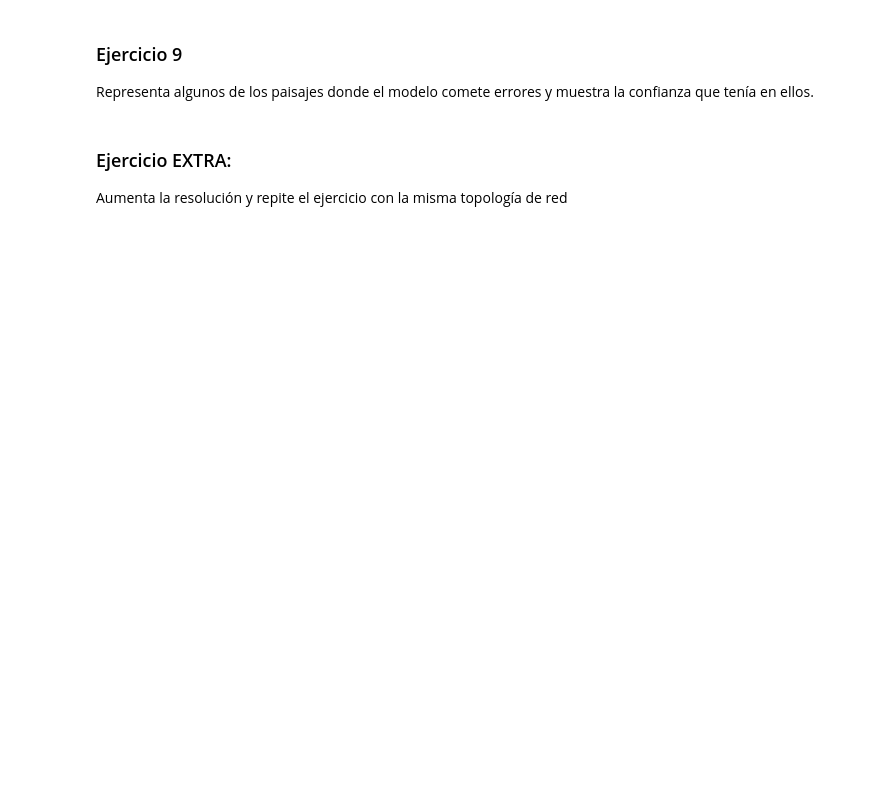
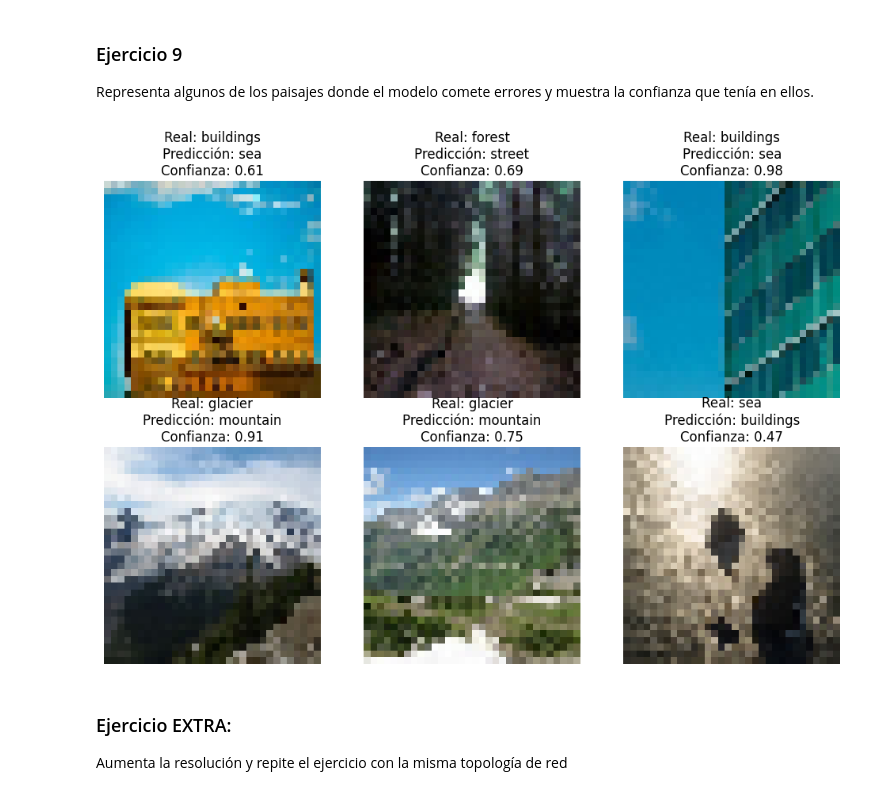
Before and after one commit to alvarosmms/ONLINE_DS_THEBRIDGE_ALVAROSMMS, a Jupyter notebook: Sprint_17/Unidad_01/Ejercicios_Workout/13_Ejercicios_Practica_Redes_Convolucionales.ipynb, the cells around one changed output. Cells and saved outputs as stored; diff of their text form; code cells hidden in the pictures; blank space fills up the shorter version.

```diff
--- a/Sprint_17/Unidad_01/Ejercicios_Workout/13_Ejercicios_Practica_Redes_Convolucionales.ipynb
+++ b/Sprint_17/Unidad_01/Ejercicios_Workout/13_Ejercicios_Practica_Redes_Convolucionales.ipynb
@@ -149,6 +359,26 @@ Evalua el modelo con los datos de test, además muestra el report de clasificaci
 ### Ejercicio 9
 
 Representa algunos de los paisajes donde el modelo comete errores y muestra la confianza que tenía en ellos.
+# %%
+import random
+
+# Obtener índices de imágenes mal clasificadas
+misclassified_idx = np.where(y_pred_classes != y_true)[0]
+
+# Seleccionar 6 imágenes aleatorias mal clasificadas
+random_samples = random.sample(list(misclassified_idx), 6)
+
+# Mostrar las imágenes con sus predicciones erróneas
+fig, axes = plt.subplots(2, 3, figsize=(12, 8))
+for i, ax in enumerate(axes.flat):
+    idx = random_samples[i]
+    ax.imshow(cv2.cvtColor(X_test[idx], cv2.COLOR_BGR2RGB))
+    ax.set_title(f"Real: {label_encoder.classes_[y_true[idx]]}\nPredicción: {label_encoder.classes_[y_pred_classes[idx]]}\nConfianza: {max(y_pred[idx]):.2f}")
+    ax.axis("off")
+
+plt.show()
+# %% [output]
+[figure, added]
 # %% [markdown]
 ### Ejercicio EXTRA:
 
```
Also changed, not shown: parts of 11 cells of this notebook, 2 other files.
